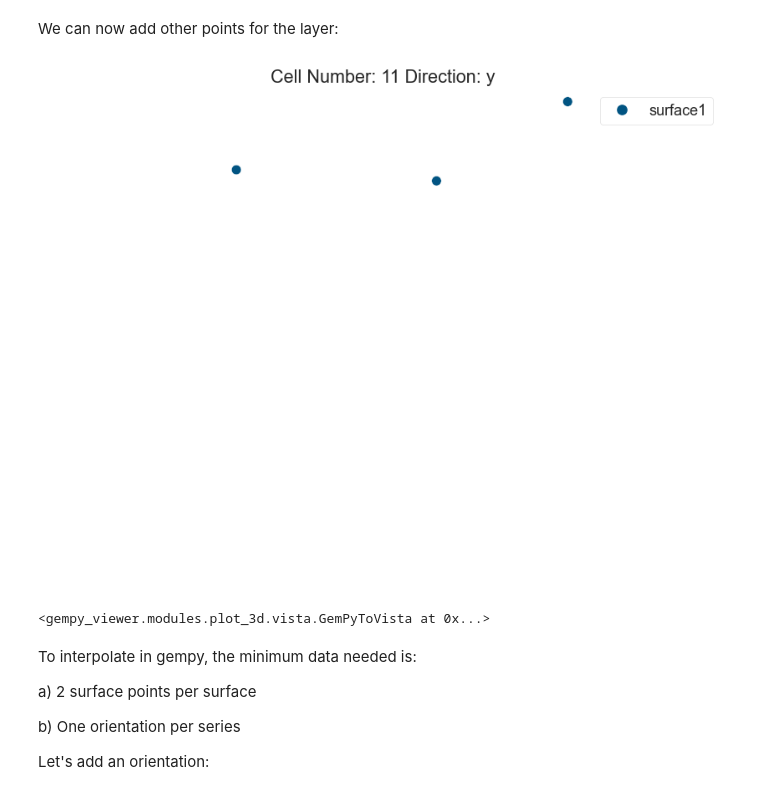
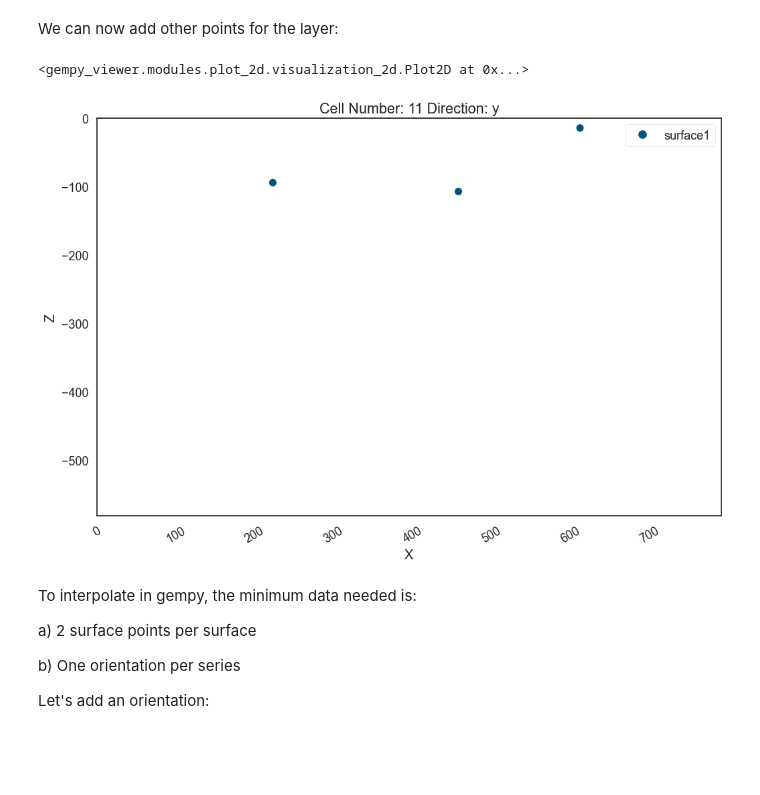
Before and after one commit to Anagabrielamantilla/GempyModeling, a Jupyter notebook: 3_0_ejercicio_points/gempy2seismicmodeling.ipynb, the cells around one changed output. Drawn from its saved outputs; the diff is of its cells as text; code cells hidden in the pictures; blank space fills up the shorter version.

```diff
--- a/3_0_ejercicio_points/gempy2seismicmodeling.ipynb
+++ b/3_0_ejercicio_points/gempy2seismicmodeling.ipynb
@@ -130,17 +130,17 @@ We can now add other points for the layer:
 # %%
 gp.add_surface_points(
     geo_model=geo_model,
     x=[458, 612],
     y=[0, 0],
     z=[-107, -14],
     elements_names=['surface1', 'surface1']
 )
 
 gpv.plot_2d(geo_model, cell_number=11)
-gpv.plot_3d(geo_model, image=True)
+#gpv.plot_3d(geo_model, image=True)
 # %% [output]
+<gempy_viewer.modules.plot_2d.visualization_2d.Plot2D at 0x...>
-[figure, old version]
+[figure, new version]
-<gempy_viewer.modules.plot_3d.vista.GemPyToVista at 0x...>
 # %% [markdown]
 To interpolate in gempy, the minimum data needed is:
 
```
Also changed, not shown: parts of 13 cells of this notebook.
